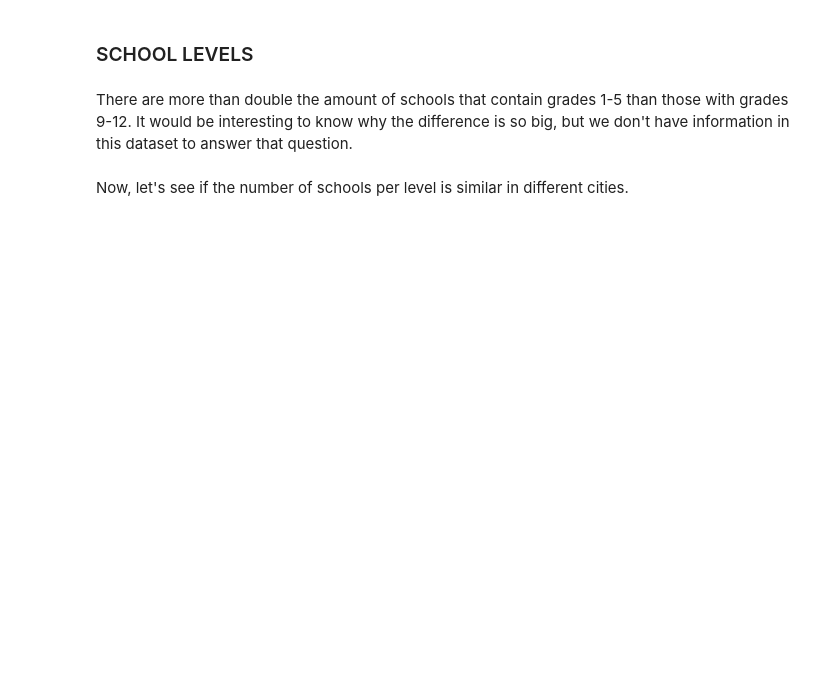
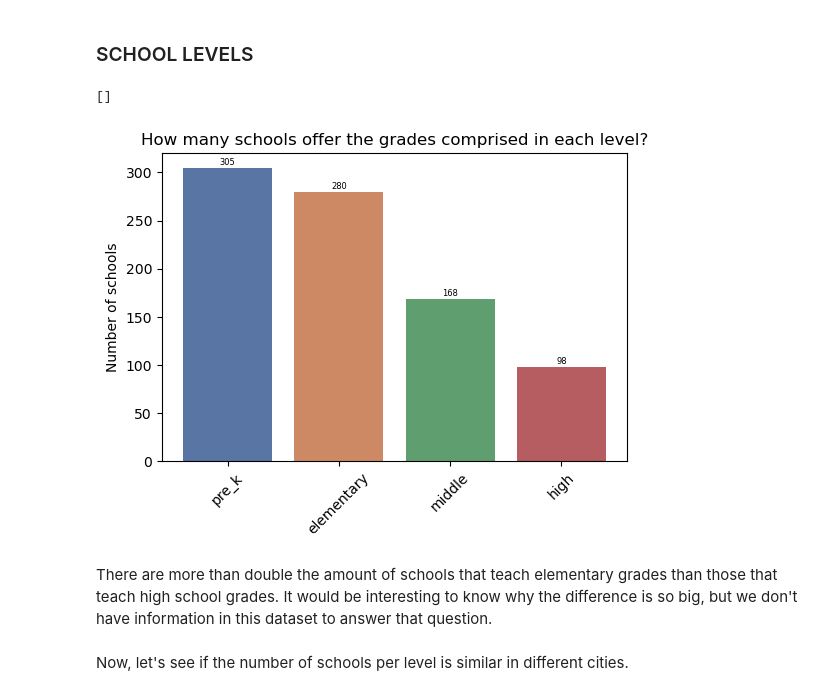
Before and after one commit to patrines3/GreatSchoolsProject, a Jupyter notebook: GreatSchoolsAnalysis.ipynb, the cells around one changed output. Saved outputs shown, nothing was run; the diff lists cells and outputs as text; code cells hidden in the pictures; blank space fills up the shorter version.

```diff
--- a/GreatSchoolsAnalysis.ipynb
+++ b/GreatSchoolsAnalysis.ipynb
@@ -718,28 +705,31 @@ After the pre-processing, we have 401 private schools and 239 public schools. We
 # %% [markdown]
 ### SCHOOL LEVELS
 # %%
-# How many schools per level?
+# How many schools offer the grades comprised in each level?
 
 # Get filtered dataset with schools per level
 pre_k, elementary, middle, high = get_levels(schools_df)
 
 pre_k_count = pre_k['school_name'].count()
 elementary_count = elementary['school_name'].count()
 middle_count = middle['school_name'].count()
 high_count = high['school_name'].count()
 
 # Set the width and height of the figure
 plt.figure(figsize=(6,4))
 # Add title
-plt.title("How many schools per level")
+plt.title("How many schools offer the grades comprised in each level?")
 plt.xticks(rotation=45)
 
 ax = sns.barplot(x=['pre_k','elementary','middle','high'],y=[pre_k_count,elementary_count,middle_count,high_count], palette='deep')
 ax.bar_label(container=ax.containers[0], fontsize=6, padding=1)
-ax.set(xlabel = "Levels", ylabel='Count')
+ax.set(xlabel = "", ylabel='Number of schools')
 ax.plot()
+# %% [output]
+[]
+[figure, added]
 # %% [markdown]
-There are more than double the amount of schools that contain grades 1-5 than those with grades 9-12. It would be interesting to know why the difference is so big, but we don't have information in this dataset to answer that question.
+There are more than double the amount of schools that teach elementary grades than those that teach high school grades. It would be interesting to know why the difference is so big, but we don't have information in this dataset to answer that question.
 # %% [markdown]
 Now, let's see if the number of schools per level is similar in different cities.
 # %%
```
Also changed, not shown: parts of 61 cells of this notebook.
